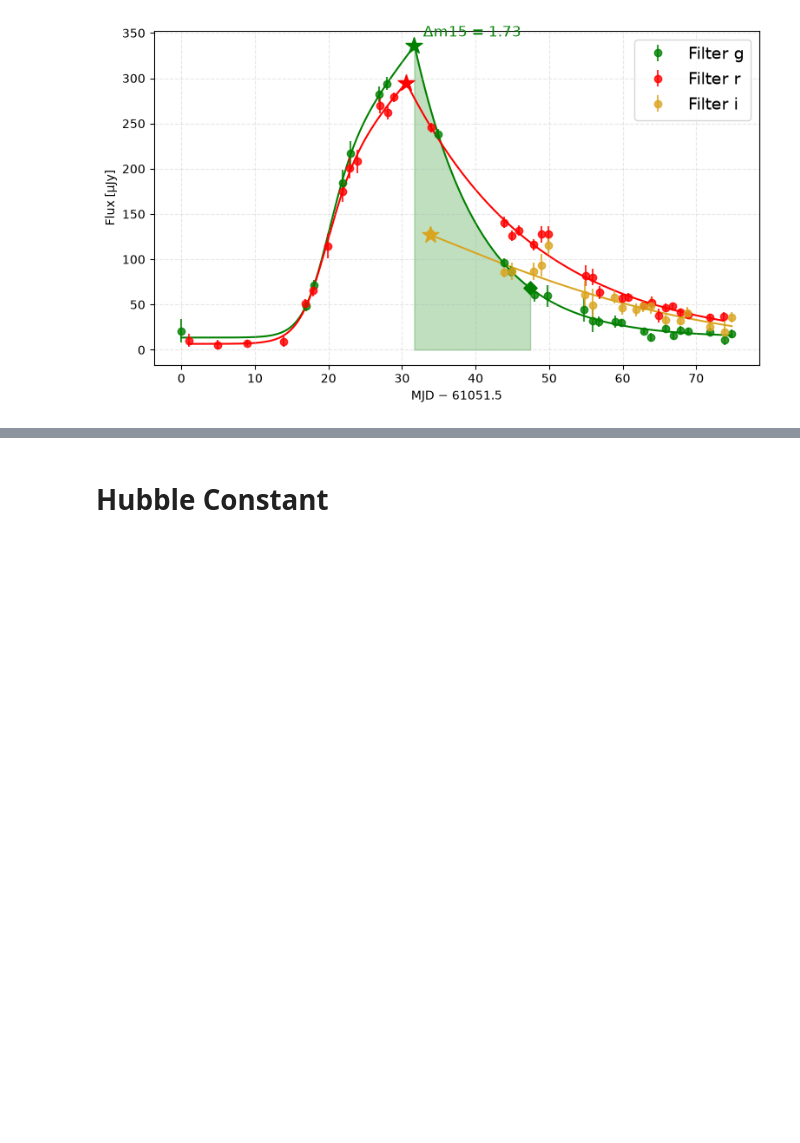
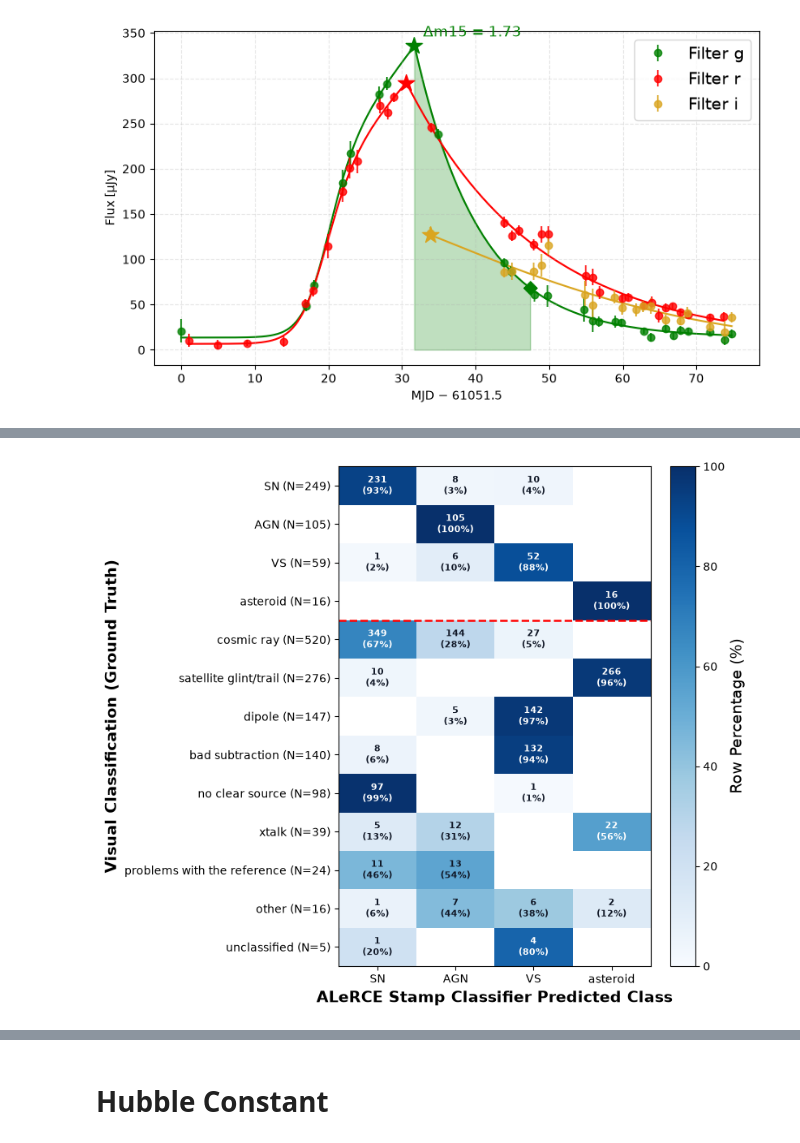
Before and after one commit to jurados/ALeRCE-ZTFLSST-HubbleConstant, a Jupyter notebook: ALeRCE_Hackathon.ipynb, the cells around one changed output, grey strips where cells are left out. Cells and saved outputs as stored; diff of their text form; code cells hidden in the pictures; blank space fills up the shorter version.

```diff
--- a/ALeRCE_Hackathon.ipynb
+++ b/ALeRCE_Hackathon.ipynb
@@ -517,0 +526,4 @@ df_snia[["dm15", "e_dm15", "m_peak_g", "e_m_peak_g"]].describe()
+# %%
+# Here we use the data from LSST extracted by Francisco Förters
+df_ff_lsst = pd.read_csv("https://raw.githubusercontent.com/jurados/alercehackton2026/refs/heads/main/classification_FF_20260309.csv")
+df_ff_lsst.shape,df_ff_lsst.oid.nunique(), df_ff_lsst.columns, df_ff_lsst.head()
@@ -517,0 +550,47 @@ df_snia[["dm15", "e_dm15", "m_peak_g", "e_m_peak_g"]].describe()
+# %%
+df         = df_ff_lsst.copy()
+prob_cols  = ["SN_prob", "AGN_prob", "VS_prob", "asteroid_prob", "bogus_prob"]
+all_names  = ["SN", "AGN", "VS", "asteroid", "bogus"]
+pred_names = ["SN", "AGN", "VS", "asteroid"]
+
+# Clase predicha = argmax de las probabilidades
+df["pred"] = np.array(all_names)[df[prob_cols].values.argmax(axis=1)]
+
+# Orden de filas: astrofísicas primero, luego artefactos
+astro = ["SN", "AGN", "VS", "asteroid"]
+bogus = ["cosmic ray", "satellite glint/trail", "dipole", "bad subtraction",
+         "no clear source", "xtalk", "problems with the reference", "other", "unclassified"]
+order = astro + bogus
+
+ct  = pd.crosstab(df.visual_classification, df.pred).reindex(index=order, columns=pred_names, fill_value=0)
+pct = ct.div(ct.sum(axis=1), axis=0) * 100
+N   = ct.sum(axis=1)
+
+ct  = ct.to_numpy()
+pct = pct.to_numpy()
+
+fig, ax = plt.subplots(figsize=(8, 7))
+im      = ax.imshow(np.where(ct > 0, pct, np.nan), cmap="Blues", vmin=0, vmax=100, aspect="auto")
+
+for i in range(len(order)):
+    for j in range(len(pred_names)):
+        if ct[i,j] > 0:
+            # Determinar el color del texto según el porcentaje
+            color = "white" if pct[i, j] > 55 else "#111827"
+            ax.text(j, i, f"{ct[i,j]}\n({pct[i,j]:.0f}%)",
+                    ha="center", va="center", fontsize=8, fontweight="bold", color=color)
+
+ax.set_yticks(range(len(order)))
+ax.set_yticklabels([f"{c} (N={N[c]})" for c in order])
+ax.set_xticks(range(len(pred_names)))
+ax.set_xticklabels([f"{p}" for p in pred_names])
+
+# Separador entre astrofísicas y artefactos
+ax.axhline(len(astro) - 0.5, color="red", ls="--", lw=1.8)
+
+ax.set_xlabel("ALeRCE Stamp Classifier Predicted Class", fontweight="bold", fontsize=14)
+ax.set_ylabel("Visual Classification (Ground Truth)", fontweight="bold", fontsize=14)
+cb = fig.colorbar(im, ax=ax, shrink=1.0); cb.set_label("Row Percentage (%)", fontsize=14)
+plt.tight_layout(); plt.show()
+# %% [output]
+[figure, added]
```
Also changed, not shown: parts of 25 cells of this notebook, 9 other files.
